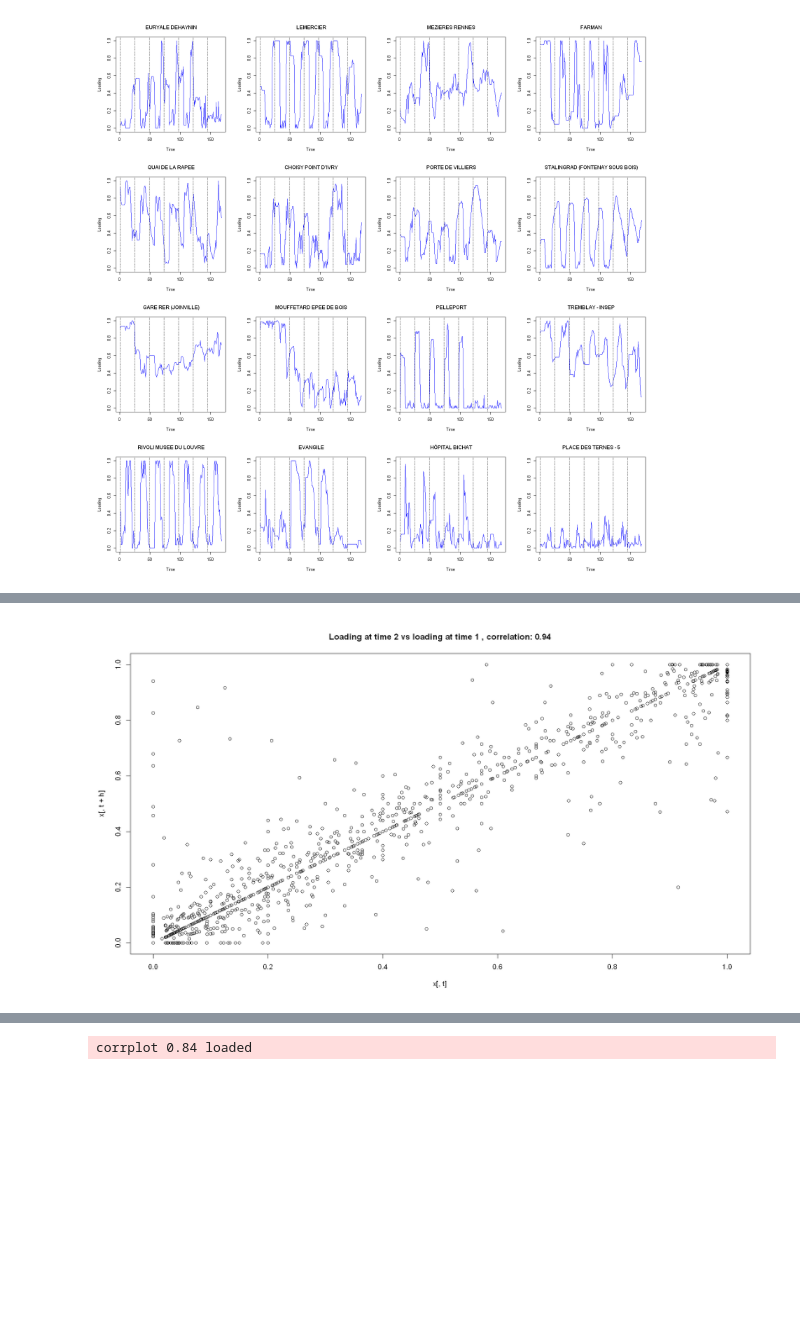
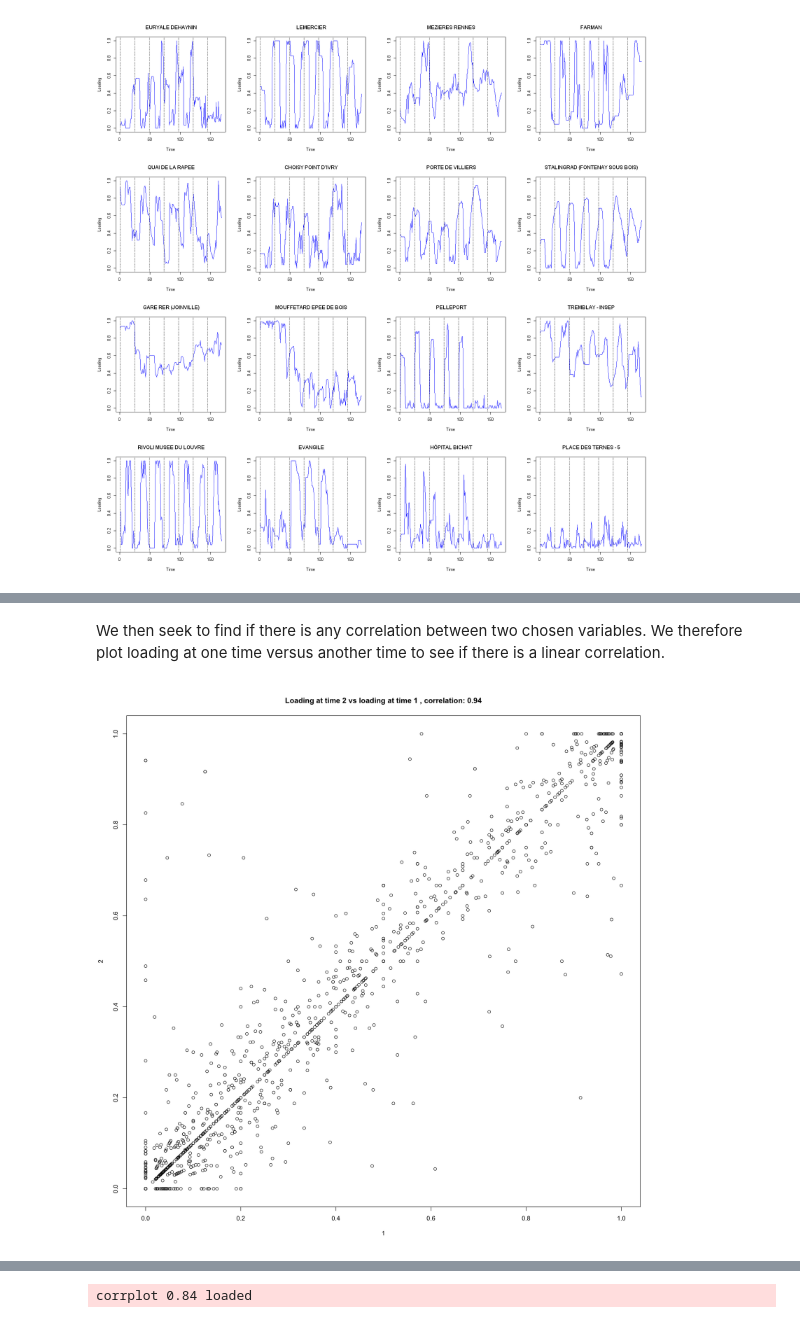
Before and after one commit to jayalabanda/projet-ADD, a Jupyter notebook: Rendus finaux/RNotebook_AnalyseDeDonnees_KO_AYALA_LALOUE_MELLADOAGUILAR.ipynb, the cells around one changed output, grey strips where cells are left out. Cells and saved outputs as stored; diff of their text form; code cells hidden in the pictures; blank space fills up the shorter version.

```diff
--- a/Rendus finaux/RNotebook_AnalyseDeDonnees_KO_AYALA_LALOUE_MELLADOAGUILAR.ipynb
+++ b/Rendus finaux/RNotebook_AnalyseDeDonnees_KO_AYALA_LALOUE_MELLADOAGUILAR.ipynb
@@ -63,9 +70,11 @@ abline(v=timeTick, lty="dotted", col="blue", lwd=2)
+# %% [markdown]
+We then seek to find if there is any correlation between two chosen variables. We therefore plot loading at one time versus another time to see if there is a linear correlation.
 # %%
 h <- 1
 t <- 1
 
 mycor <- round(cor(x[,t], x[,t+h]), 2)
 plot(x[,t], x[,t+h], main=paste("Loading at time", t+h, "vs loading at time", t,
-                                 ", correlation:", mycor))
+                                 ", correlation:", mycor), xlab=t, ylab=t + h)
 # %% [output]
-[figure, old version]
+[figure, new version]
```
Also changed, not shown: parts of 16 cells of this notebook.
